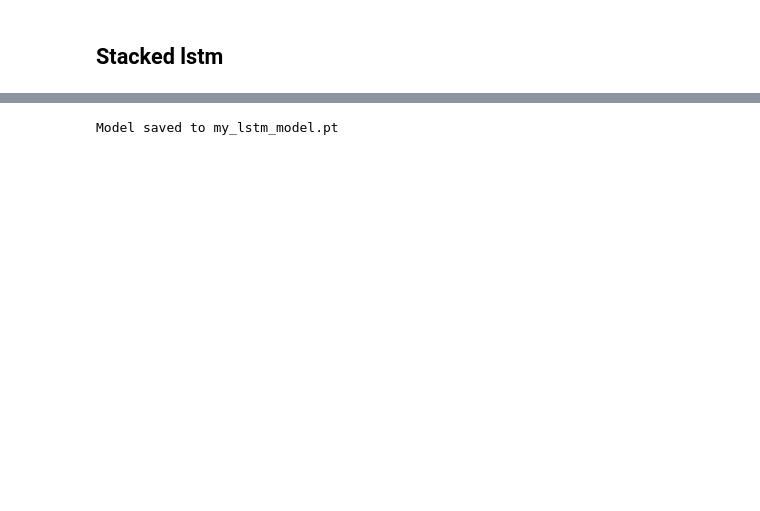
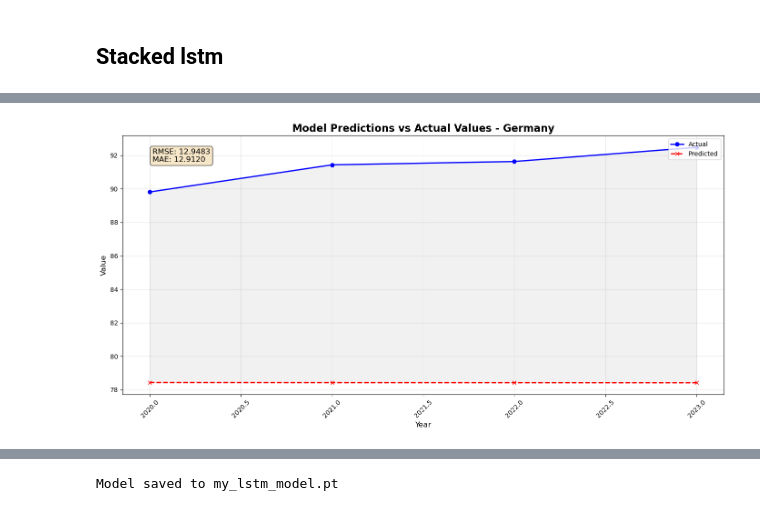
Before and after one commit to itxtx/global_internet_usage, a Jupyter notebook: global_internet_usage.ipynb, the cells around one changed output, grey strips where cells are left out. Drawn from its saved outputs; the diff is of its cells as text; code cells hidden in the pictures; blank space fills up the shorter version.

```diff
--- a/global_internet_usage.ipynb
+++ b/global_internet_usage.ipynb
@@ -763,3 +853,14 @@ y_val_original = scaler.inverse_transform(y_val_reshaped)[:, 0]  # Get first col
+# %%
+
+prediction_fig = model.plot_predictions(
+        eval_results['predictions'],    # Use unscaled predictions
+        eval_results['actuals'],        # Use unscaled actuals
+        years=data['test_years'],       # Use the actual years for the x-axis
+        country_name=target_country,    # Provide the country name for the title
+        figsize=(14, 7)
+    )
+# %% [output]
+[figure, added]
 # %%
 def run_internet_usage_prediction(time_series_df, countries_to_analyze, n_steps=5):
     """
```
Also changed, not shown: parts of 16 cells of this notebook, 7 other files.
